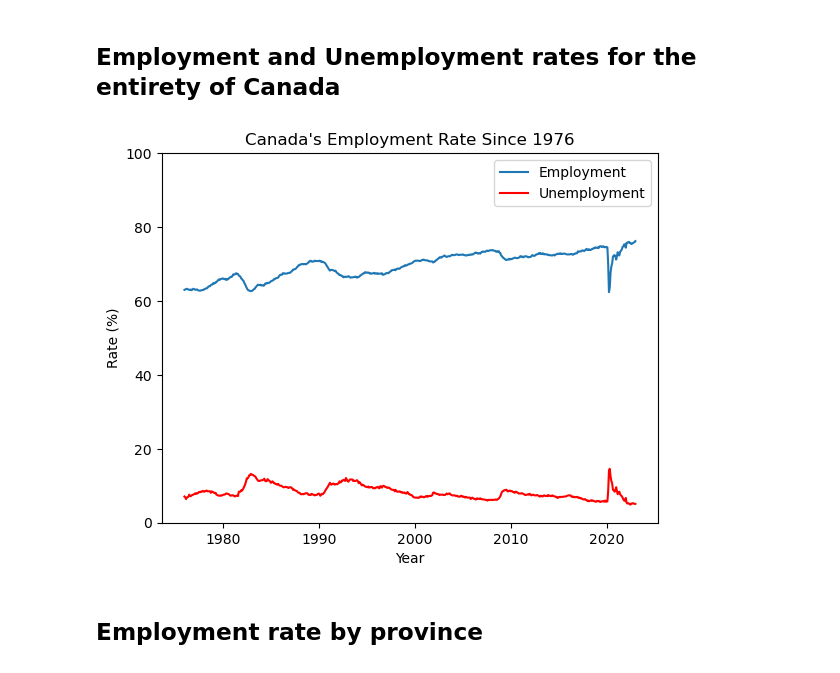
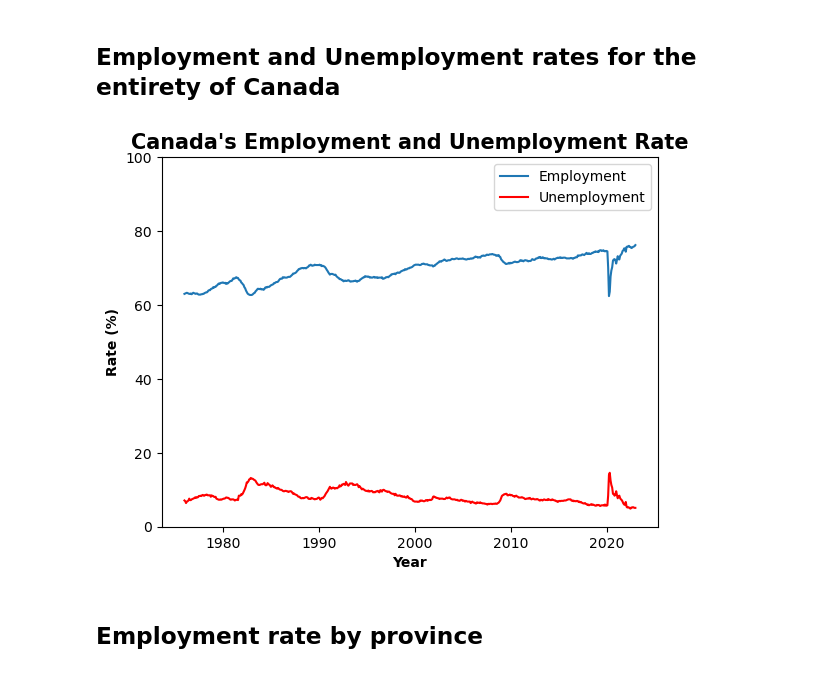
Before and after one commit to rehan-nasir/canada_labour_force_analysis, a Jupyter notebook: labor_market_analysis.ipynb, the cells around one changed output. Drawn from its saved outputs; the diff is of its cells as text; code cells hidden in the pictures.

Commit message:
More visuals

```diff
--- a/labor_market_analysis.ipynb
+++ b/labor_market_analysis.ipynb
@@ -188,13 +188,13 @@ canada["REF_DATE"] = pd.to_datetime(canada["REF_DATE"])
 # %%
 sns.lineplot(x='REF_DATE', y='Employment rate', data=canada, label='Employment')
 sns.lineplot(x='REF_DATE', y='Unemployment rate', data=canada, color='red', label='Unemployment')
-plt.title("Canada's Employment Rate Since 1976")
+plt.title("Canada's Employment and Unemployment Rate", fontsize=15, fontweight="bold")
 plt.ylim(0, 100)
-plt.ylabel("Rate (%)")
-plt.xlabel("Year")
+plt.ylabel("Rate (%)", fontsize=10, fontweight="bold")
+plt.xlabel("Year", fontsize=10, fontweight="bold")
 plt.show()
 # %% [output]
-[figure, old version]
+[figure, new version]
 # %% [markdown]
 ## Employment rate by province
 # %%
```
Also changed, not shown: parts of 10 cells of this notebook.
